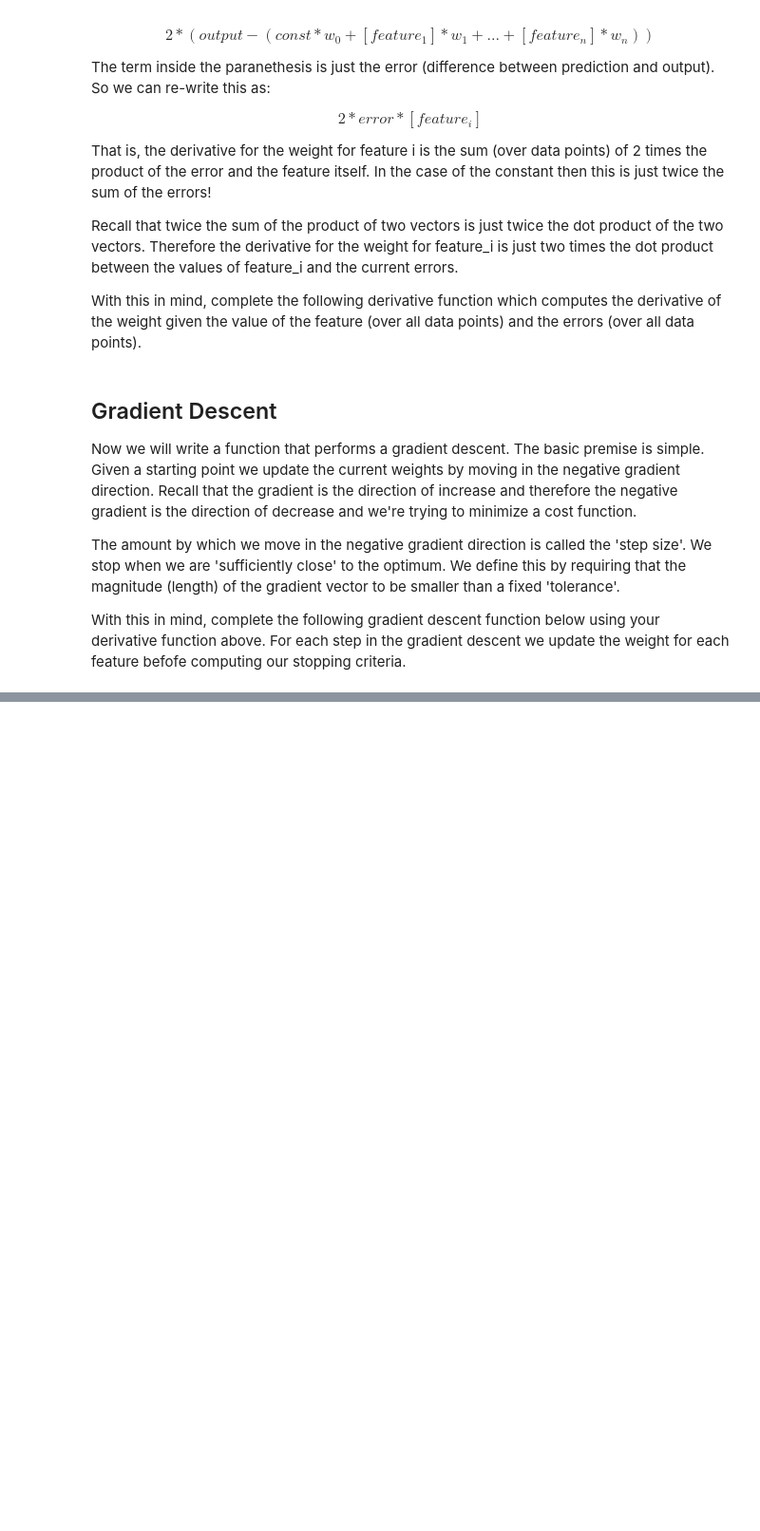
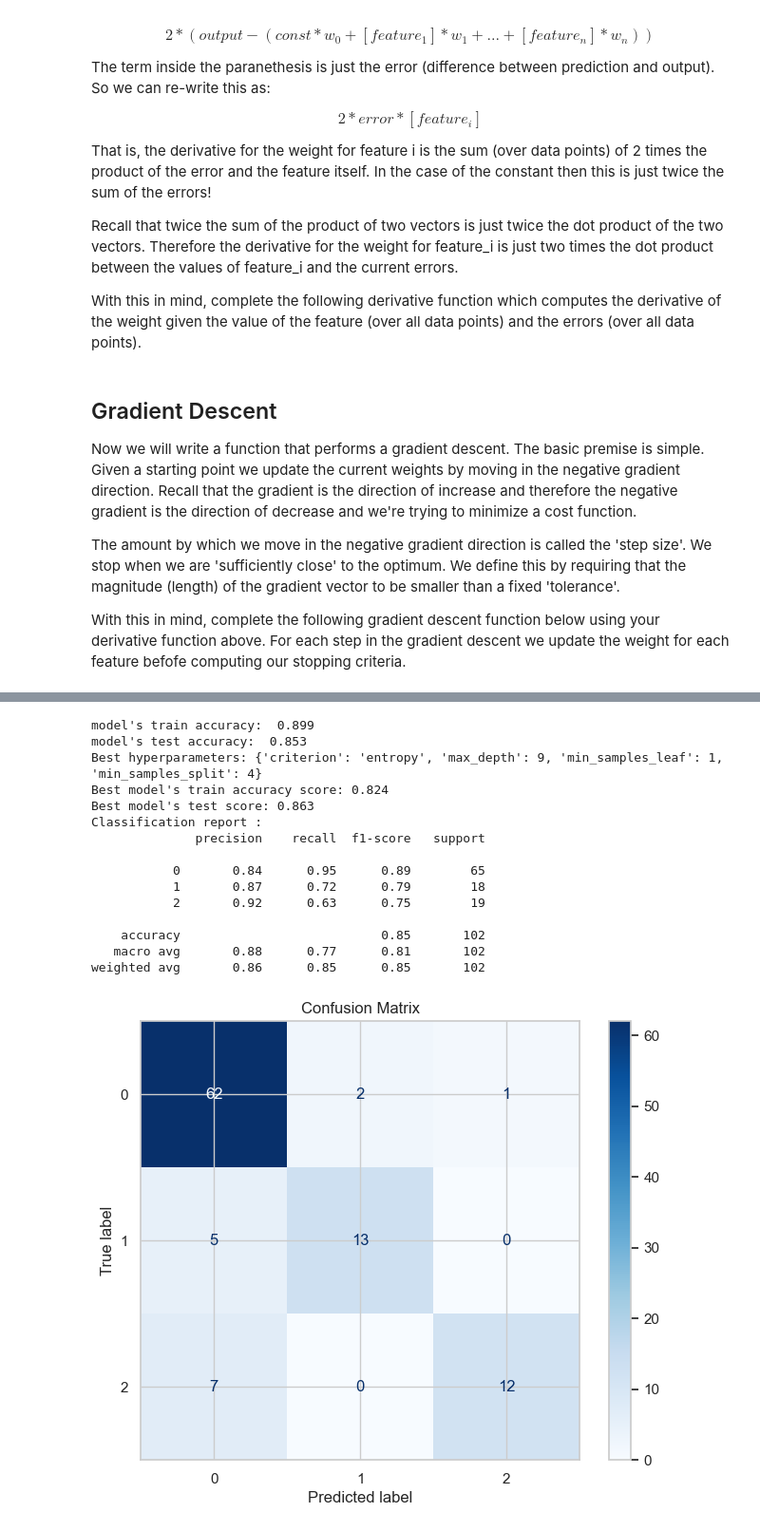
Before and after one commit to AryanBastani/AI-Course-Projects, a Jupyter notebook: Machine Learning/AI-CA4.ipynb, the cells around one changed output, grey strips where cells are left out. Shown at 95% size. Drawn from its saved outputs; the diff is of its cells as text; code cells hidden in the pictures; blank space fills up the shorter version.

```diff
--- a/Machine Learning/AI-CA4.ipynb
+++ b/Machine Learning/AI-CA4.ipynb
@@ -683,0 +856,10 @@ def get_weights_and_bias(chosen_features):
+# %%
+top_threshold = linearData['MEDV'].quantile(0.8)
+bottom_threshold = linearData['MEDV'].quantile(0.2)
+linearData['category'] = 0
+linearData.loc[linearData['MEDV'] >= top_threshold, 'category'] = 1
+linearData.loc[linearData['MEDV'] <= bottom_threshold, 'category'] = 2
+categrizedData = linearData.drop(columns=['MEDV'])
+# %%
+X_train, X_test, y_train, y_test = \
+    train_test_split(categrizedData.drop(columns=['category']), categrizedData['category'], test_size=0.2)
@@ -683,0 +961,12 @@ def get_weights_and_bias(chosen_features):
+# %%
+def runModel(Model, X_train, y_train, X_test, y_test, params):
+    model = Model(X_train, y_train, y_test, params)
+    print(f"model's train accuracy: {model.get_train_accuracy(): 0.3f}")
+    print(f"model's test accuracy: {model.calc_accuracy(X_test, y_test): 0.3f}")
+    grid, test_score = model.grid_search(X_train, y_train, X_test, y_test)
+    print(f"Best hyperparameters: {grid.best_params_}")
+    print(f"Best model's train accuracy score: {grid.best_score_:0.3f}")
+    print(f"Best model's test score: {test_score:0.3f}")
+    print(f"Classification report : \n{model.get_classif_report()}")
+    model.draw_confusion_matrix(X_test, y_test)
+    return(model.classifier)
@@ -683,0 +982,40 @@ def get_weights_and_bias(chosen_features):
+# %%
+from sklearn.tree import DecisionTreeClassifier
+
+class DecisionTreeModel(ClassifierModel):
+    def create_classifier(self, params):
+        return DecisionTreeClassifier(criterion=params["criterion"], max_depth=params["max_depth"],
+                                      min_samples_split=params["min_samples_split"], min_samples_leaf=params["min_samples_leaf"])
+
+    def set_search_params(self):
+        return {
+            'criterion': ["gini", "entropy"],
+            'max_depth': range(5, 10),
+            'min_samples_split': range(3, 10),
+            'min_samples_leaf': range(1, 6),
+        }
+# %%
+params = {
+        'criterion': "entropy",
+        'max_depth': 8,
+        'min_samples_split': 5,
+        'min_samples_leaf': 8,
+}
+classifier = runModel(DecisionTreeModel, X_train, y_train, X_test, y_test, params)
+# %% [output]
+model's train accuracy:  0.899
+model's test accuracy:  0.853
+Best hyperparameters: {'criterion': 'entropy', 'max_depth': 9, 'min_samples_leaf': 1, 'min_samples_split': 4}
+Best model's train accuracy score: 0.824
+Best model's test score: 0.863
+Classification report :
+              precision    recall  f1-score   support
+
+           0       0.84      0.95      0.89        65
+           1       0.87      0.72      0.79        18
+           2       0.92      0.63      0.75        19
+
+    accuracy                           0.85       102
+   macro avg       0.88      0.77      0.81       102
+weighted avg       0.86      0.85      0.85       102
+[figure, added]
```
Also changed, not shown: parts of 62 cells of this notebook, 5 other files.
